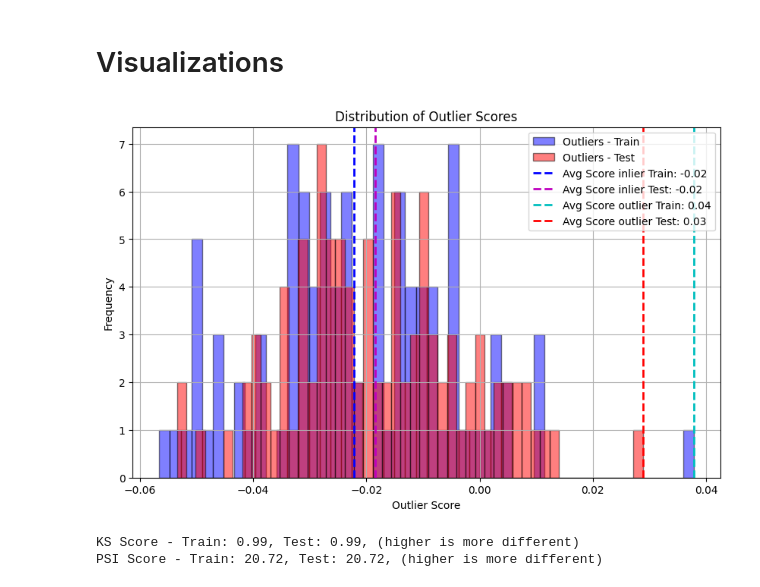
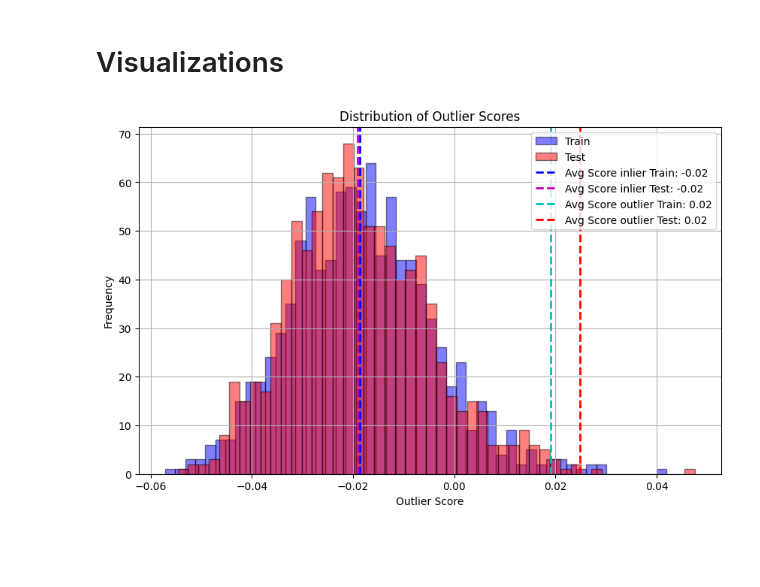
Before and after one commit to aRavanel/ReviewOutliers, a Jupyter notebook: notebooks/04_outlier_and_shift.ipynb, the cells around one changed output. Drawn from its saved outputs; the diff is of its cells as text; code cells hidden in the pictures; blank space fills up the shorter version.

```diff
--- a/notebooks/04_outlier_and_shift.ipynb
+++ b/notebooks/04_outlier_and_shift.ipynb
@@ -12,7 +13,7 @@ os.chdir(PATH_PROJECT)
 # %%
 import numpy as np
 from src.utils.io import load_dataframe
-from src.tasks.outliers import outlier_detection
+from src.tasks.outliers import outlier_prediction
 from src.config import BASE_PATH_DATA
 
 # load data
@@ -22,8 +23,8 @@ train_df = load_dataframe(file_path_train_encoded)
 test_df = load_dataframe(file_path_test_encoded)
 
 # train and inference
-outliers_train, scores_train = outlier_detection(train_df, training=True)
-outliers_test, scores_test = outlier_detection(test_df, training=False)
+outliers_train, scores_train = outlier_prediction(train_df, training=True)
+outliers_test, scores_test = outlier_prediction(test_df, training=False)
 
 # categorize samples
 train_scores_inliers = scores_train[outliers_train==0]
@@ -43,34 +51,22 @@ average_score_outlier_test = np.mean(test_scores_outliers)
 # %%
 import matplotlib.pyplot as plt
 
 # Plotting the histogram of outlier scores for train and test sets
 plt.figure(figsize=(10, 6))
-plt.hist(scores_train, bins=50, alpha=0.5, color='blue', edgecolor='black', label='Outliers - Train')
-plt.hist(scores_test, bins=50, alpha=0.5, color='red', edgecolor='black', label='Outliers - Test')
+plt.hist(scores_train, bins=50, alpha=0.5, color='blue', edgecolor='black', label='Train')
+plt.hist(scores_test, bins=50, alpha=0.5, color='red', edgecolor='black', label='Test')
 
 plt.axvline(average_score_inlier_train, color='b', linestyle='dashed', linewidth=2, label=f'Avg Score inlier Train: {average_score_inlier_train:.2f}')
 plt.axvline(average_score_inlier_test, color='m', linestyle='dashed', linewidth=2, label=f'Avg Score inlier Test: {average_score_inlier_test:.2f}')
 
 plt.axvline(average_score_outlier_train, color='c', linestyle='dashed', linewidth=2, label=f'Avg Score outlier Train: {average_score_outlier_train:.2f}')
 plt.axvline(average_score_outlier_test, color='r', linestyle='dashed', linewidth=2, label=f'Avg Score outlier Test: {average_score_outlier_test:.2f}')
 
 plt.title('Distribution of Outlier Scores')
 plt.xlabel('Outlier Score')
 plt.ylabel('Frequency')
 plt.legend(loc='upper right')
 plt.grid(True)
 plt.show()
-
-from src.tasks.distribution_shift import ks_test_score, psi
-ks_score_train = ks_test_score(scores_train, train_scores_outliers)
-ks_score_test = ks_test_score(scores_train, test_scores_outliers)
-
-psi_score_train = psi(scores_train, train_scores_outliers)
-psi_score_test = psi(scores_train, test_scores_outliers)
-
-print(f'KS Score - Train: {ks_score_train:.2f}, Test: {ks_score_test:.2f}, (higher is more different)')
-print(f'PSI Score - Train: {psi_score_train:.2f}, Test: {psi_score_test:.2f}, (higher is more different)')
 # %% [output]
-[figure, old version]
+[figure, new version]
-KS Score - Train: 0.99, Test: 0.99, (higher is more different)
-PSI Score - Train: 20.72, Test: 20.72, (higher is more different)
```
Also changed, not shown: parts of 4 cells of this notebook, 5 other files.
